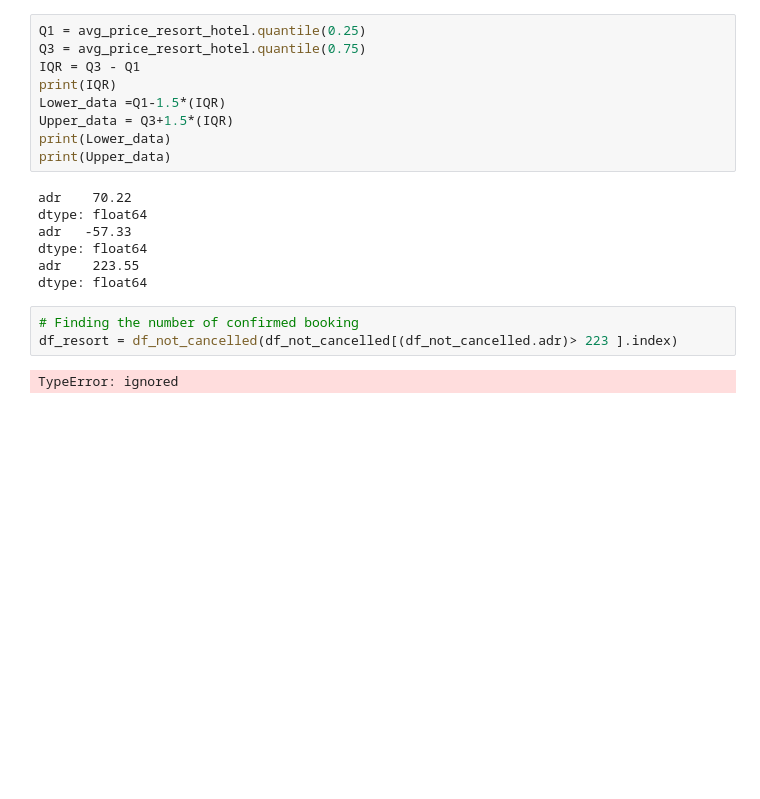
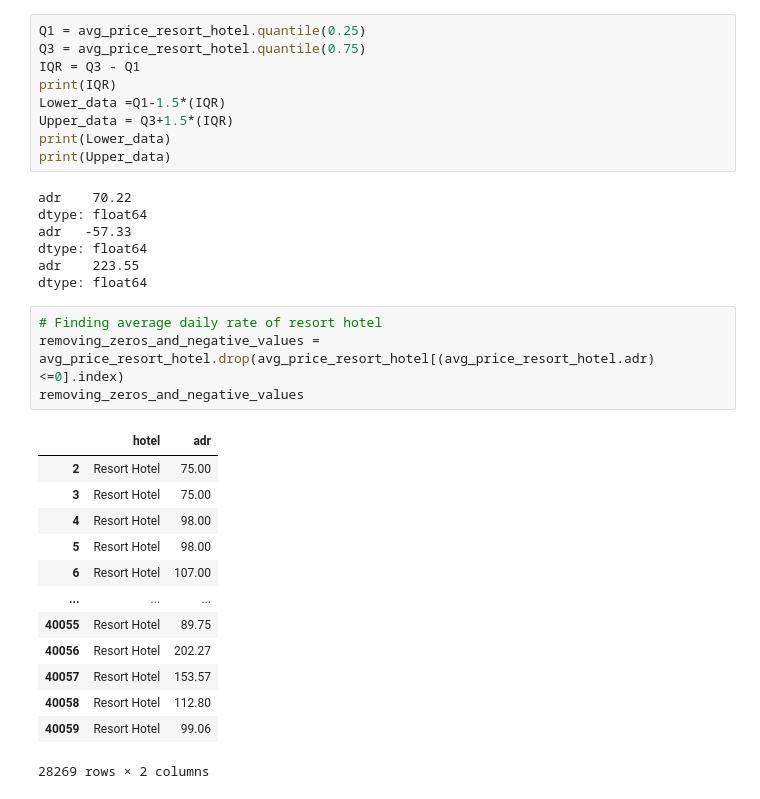
Before and after one commit to jyotirmoy23/Capstone-Project-1, a Jupyter notebook: Copy_of_Hotel_Booking_Analysis_Capstone_Project.ipynb, the cells around one changed output. Drawn from its saved outputs; the diff is of its cells as text; blank space fills up the shorter version.

```diff
--- a/Copy_of_Hotel_Booking_Analysis_Capstone_Project.ipynb
+++ b/Copy_of_Hotel_Booking_Analysis_Capstone_Project.ipynb
@@ -424,8 +429,21 @@ adr   -57.33
 dtype: float64
 adr    223.55
 dtype: float64
-# %%
-# Finding the number of confirmed booking
-df_resort = df_not_cancelled(df_not_cancelled[(df_not_cancelled.adr)> 223 ].index)
-# %% [output]
-TypeError: ignored
+# %%
+# Finding average daily rate of resort hotel
+removing_zeros_and_negative_values = avg_price_resort_hotel.drop(avg_price_resort_hotel[(avg_price_resort_hotel.adr)<=0].index)
+removing_zeros_and_negative_values
+# %% [output]
+|  | hotel | adr |
+| 2 | Resort Hotel | 75.00 |
+| 3 | Resort Hotel | 75.00 |
+| 4 | Resort Hotel | 98.00 |
+| 5 | Resort Hotel | 98.00 |
+| 6 | Resort Hotel | 107.00 |
+| ... | ... | ... |
+| 40055 | Resort Hotel | 89.75 |
+| 40056 | Resort Hotel | 202.27 |
+| 40057 | Resort Hotel | 153.57 |
+| 40058 | Resort Hotel | 112.80 |
+| 40059 | Resort Hotel | 99.06 |
+28269 rows × 2 columns
```
Also changed, not shown: parts of 3 cells of this notebook.
